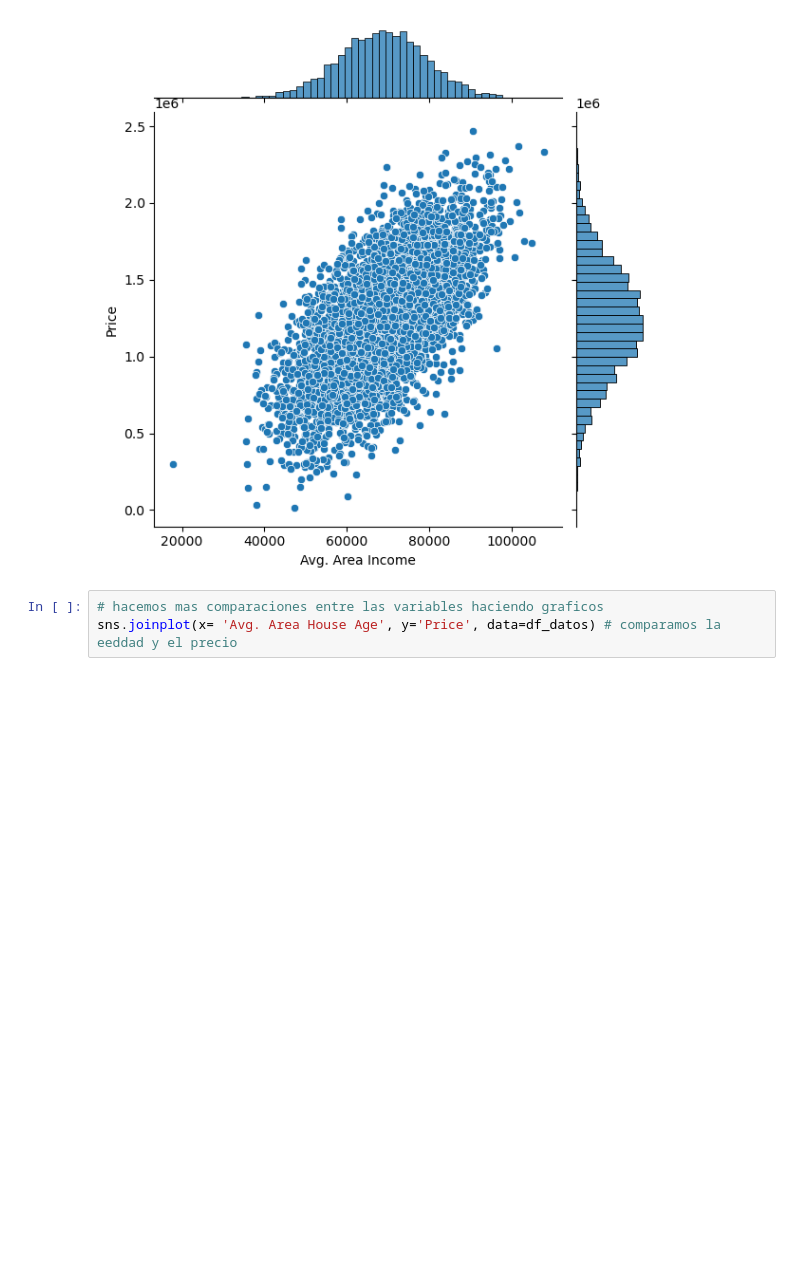
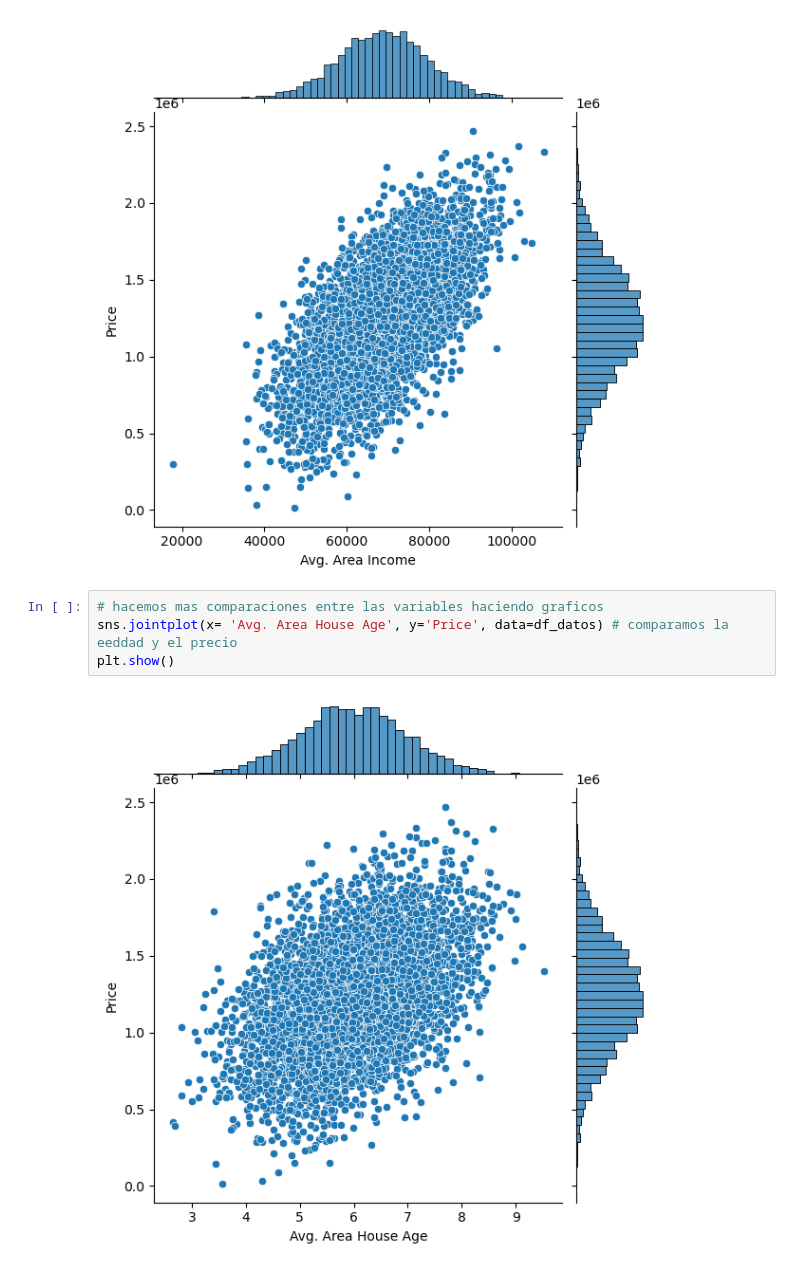
Before and after one commit to seerraa16/USA, a Jupyter notebook: Codigo.ipynb, the cells around one changed output. Saved outputs shown, nothing was run; the diff lists cells and outputs as text; blank space fills up the shorter version.

Commit message:
comparacion edad y precio

```diff
--- a/Codigo.ipynb
+++ b/Codigo.ipynb
@@ -60,4 +60,7 @@ plt.show()
 [figure]
 # %%
 # hacemos mas comparaciones entre las variables haciendo graficos
-sns.joinplot(x= 'Avg. Area House Age', y='Price', data=df_datos) # comparamos la eeddad y el precio
+sns.jointplot(x= 'Avg. Area House Age', y='Price', data=df_datos) # comparamos la eeddad y el precio
+plt.show()
+# %% [output]
+[figure, added]
```
